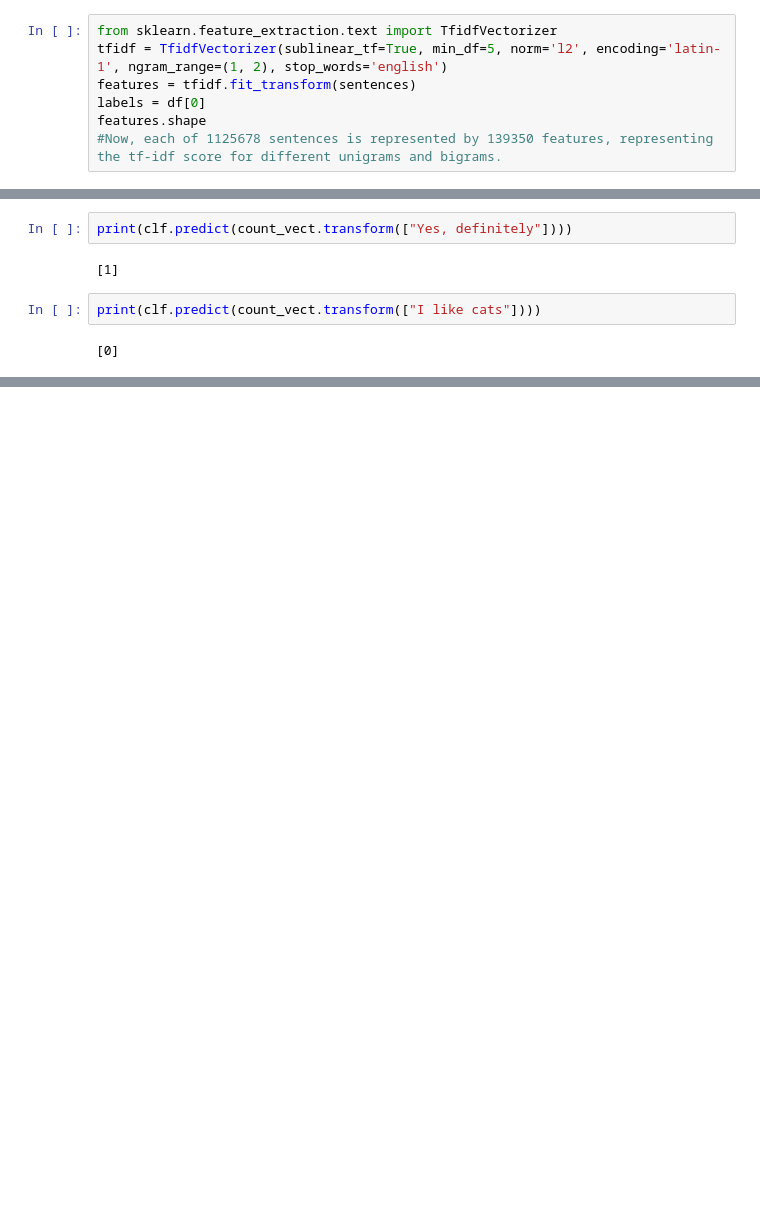
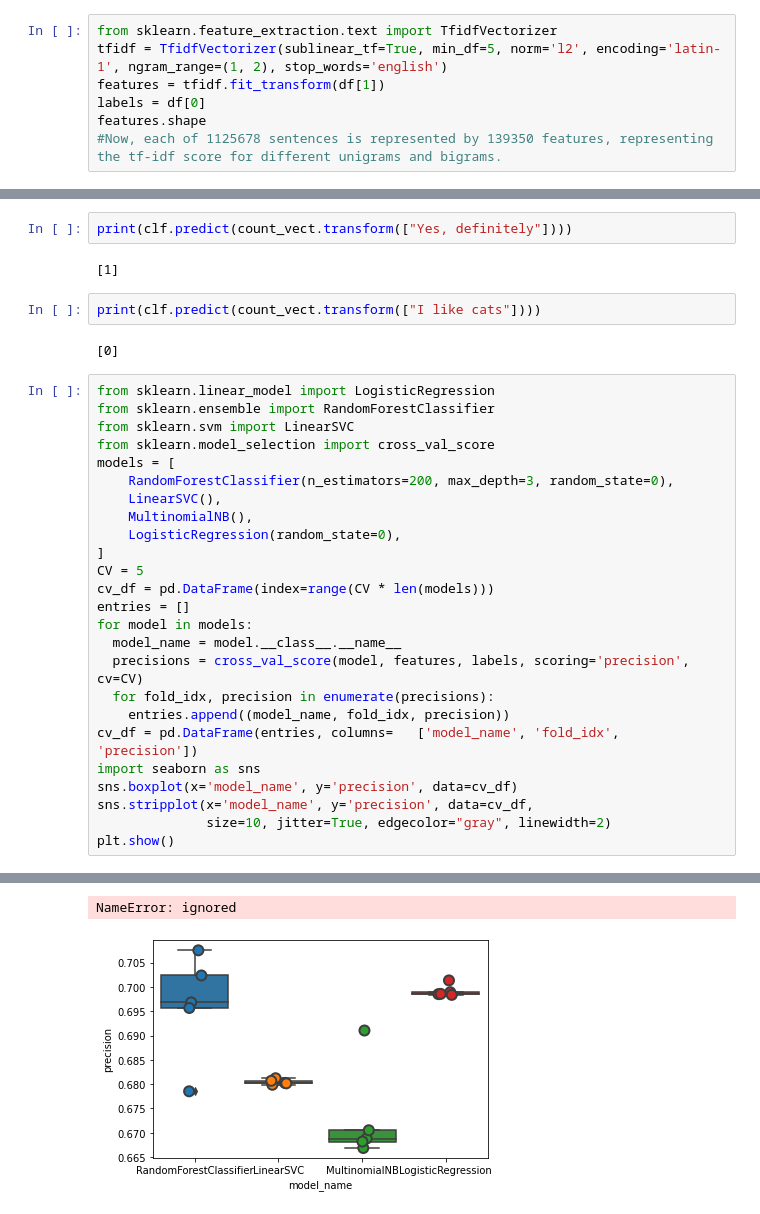
Before and after one commit to zuzannazak/MgrSarcasm, a Jupyter notebook: mgr_SVM.ipynb, the cells around one changed output, grey strips where cells are left out. Drawn from its saved outputs; the diff is of its cells as text; blank space fills up the shorter version.

```diff
--- a/mgr_SVM.ipynb
+++ b/mgr_SVM.ipynb
@@ -70,7 +70,7 @@ df.head()
 # %%
 from sklearn.feature_extraction.text import TfidfVectorizer
 tfidf = TfidfVectorizer(sublinear_tf=True, min_df=5, norm='l2', encoding='latin-1', ngram_range=(1, 2), stop_words='english')
-features = tfidf.fit_transform(sentences)
+features = tfidf.fit_transform(df[1])
 labels = df[0]
 features.shape
 #Now, each of 1125678 sentences is represented by 139350 features, representing the tf-idf score for different unigrams and bigrams.
@@ -119,3 +95,29 @@ print(clf.predict(count_vect.transform(["Yes, definitely"])))
 print(clf.predict(count_vect.transform(["I like cats"])))
 # %% [output]
 [0]
+# %%
+from sklearn.linear_model import LogisticRegression
+from sklearn.ensemble import RandomForestClassifier
+from sklearn.svm import LinearSVC
+from sklearn.model_selection import cross_val_score
+models = [
+    RandomForestClassifier(n_estimators=200, max_depth=3, random_state=0),
+    LinearSVC(),
+    MultinomialNB(),
+    LogisticRegression(random_state=0),
+]
+CV = 5
+cv_df = pd.DataFrame(index=range(CV * len(models)))
+entries = []
+for model in models:
+  model_name = model.__class__.__name__
+  precisions = cross_val_score(model, features, labels, scoring='precision', cv=CV)
+  for fold_idx, precision in enumerate(precisions):
+    entries.append((model_name, fold_idx, precision))
+cv_df = pd.DataFrame(entries, columns=   ['model_name', 'fold_idx', 'precision'])
+import seaborn as sns
+sns.boxplot(x='model_name', y='precision', data=cv_df)
+sns.stripplot(x='model_name', y='precision', data=cv_df,
+              size=10, jitter=True, edgecolor="gray", linewidth=2)
+plt.show()
+# %% [output]
@@ -121,0 +141,2 @@ print(clf.predict(count_vect.transform(["I like cats"])))
+NameError: ignored
+[figure, added]
```
Also changed, not shown: parts of 10 cells of this notebook.
